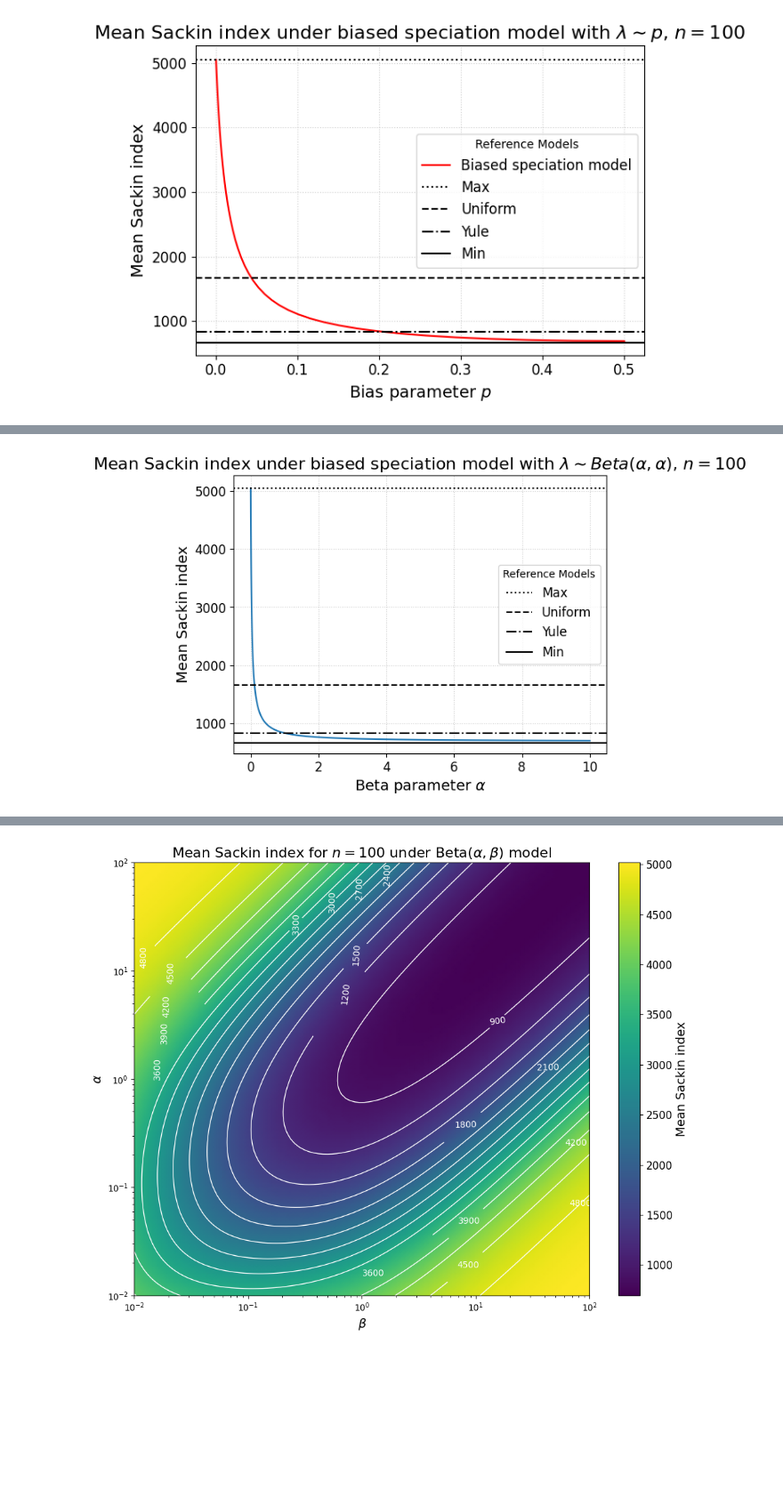
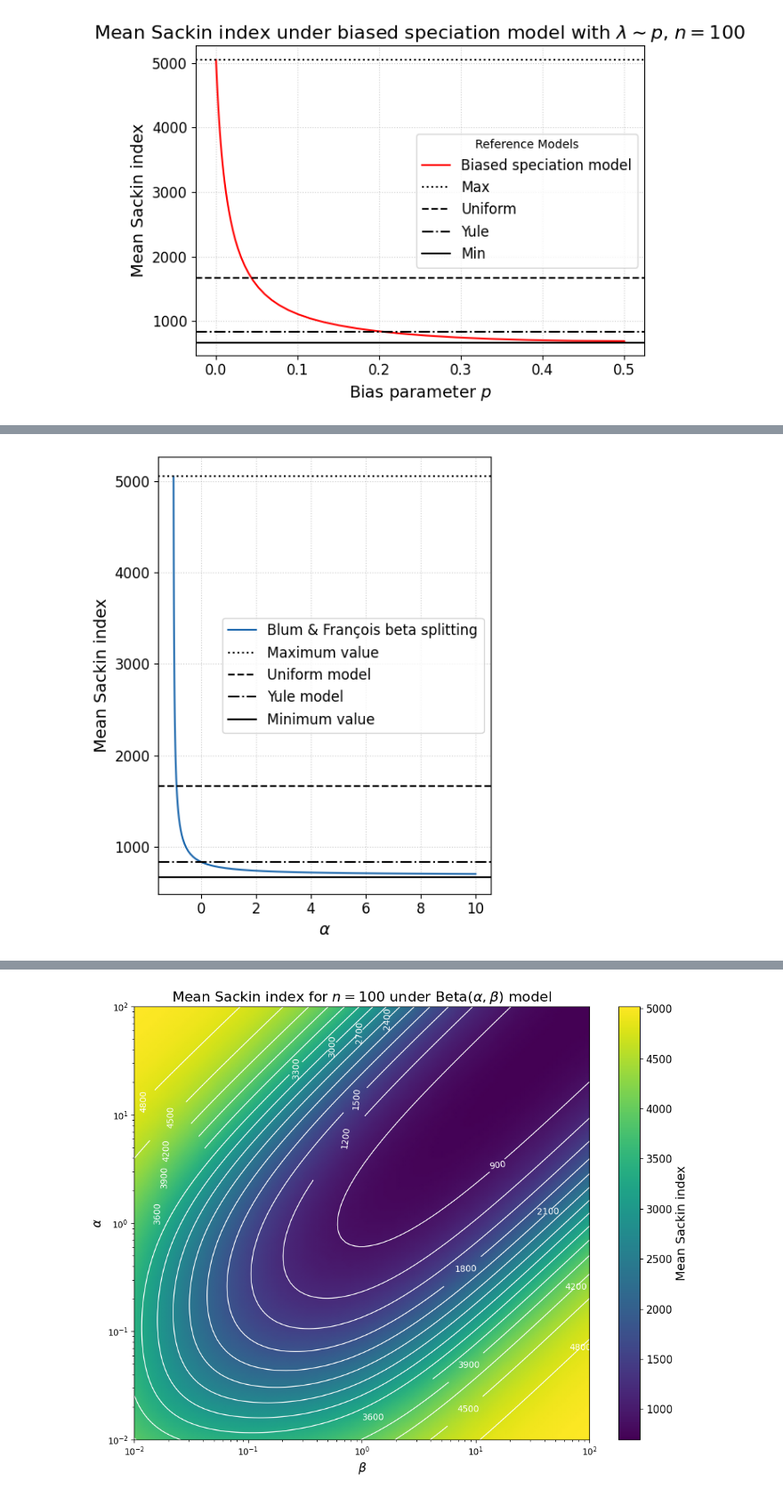
Before and after one commit to dbauman18/biased_speciation_calculation, a Jupyter notebook: biased_speciation.ipynb, the cells around one changed output, grey strips where cells are left out. Shown at 89% size. Cells and saved outputs as stored; diff of their text form; code cells hidden in the pictures; blank space fills up the shorter version.

```diff
--- a/biased_speciation.ipynb
+++ b/biased_speciation.ipynb
@@ -290,29 +346,32 @@ plt.rcParams['text.usetex'] = False
 # %%
-# Do same with beta(1, b) model
-
+# Do same with beta(alpha + 1, alpha + 1) model
+plt.figure(figsize=(5, 6))
 a = np.logspace(-5, 1, 100, base=10)
+a = np.concatenate((a, np.array([11])))
 
 n = 100
-plt.plot(a, [sackin_mean_beta(n, ai, ai) for ai in a])
+plt.plot(a - 1, [sackin_mean_beta(n, ai, ai) for ai in a], color = cm.Blues(np.ones(1)*0.8), label="Blum & François beta splitting")
 
 # Add horizontal lines for reference models
-plt.axhline(max_sackin(n), color='black', linestyle=':', label="Max")
-plt.axhline(sackin_uniform(n), color='black', linestyle='--', label="Uniform")
-plt.axhline(sackin_yule(n), color='black', linestyle='-.', label="Yule")
-plt.axhline(min_sackin(n), color='black', linestyle='-', label="Min")
+plt.axhline(max_sackin(n), color='black', linestyle=':', label="Maximum value")
+plt.axhline(sackin_uniform(n), color='black', linestyle='--', label="Uniform model")
+plt.axhline(sackin_yule(n), color='black', linestyle='-.', label="Yule model")
+plt.axhline(min_sackin(n), color='black', linestyle='-', label="Minimum value")
 
 
 
-plt.xlabel(r"Beta parameter $\alpha$", fontsize=14)
+plt.xlabel(r"$\alpha$", fontsize=14)
 plt.ylabel("Mean Sackin index", fontsize=14)
 plt.xticks(fontsize=12)
 plt.yticks(fontsize=12)
-plt.title(rf"Mean Sackin index under biased speciation model with $\lambda \sim Beta(\alpha, \alpha)$, $n={n}$ ", fontsize=16)
 plt.grid(True, linestyle=":", alpha=0.6)
-plt.legend(title="Reference Models", fontsize=12)
+plt.legend(fontsize=12)
+plt.tight_layout()
+
+plt.savefig("./plots/sackin_biased_speciation_blum_francois_beta_splitting_fixed_n.png", dpi=300)
 plt.show()
 # %% [output]
-[figure, old version]
+[figure, new version]
 # %%
 a = np.logspace(-2, 2, 100)
 b = a
```
Also changed, not shown: parts of 8 cells of this notebook, 8 other files.
